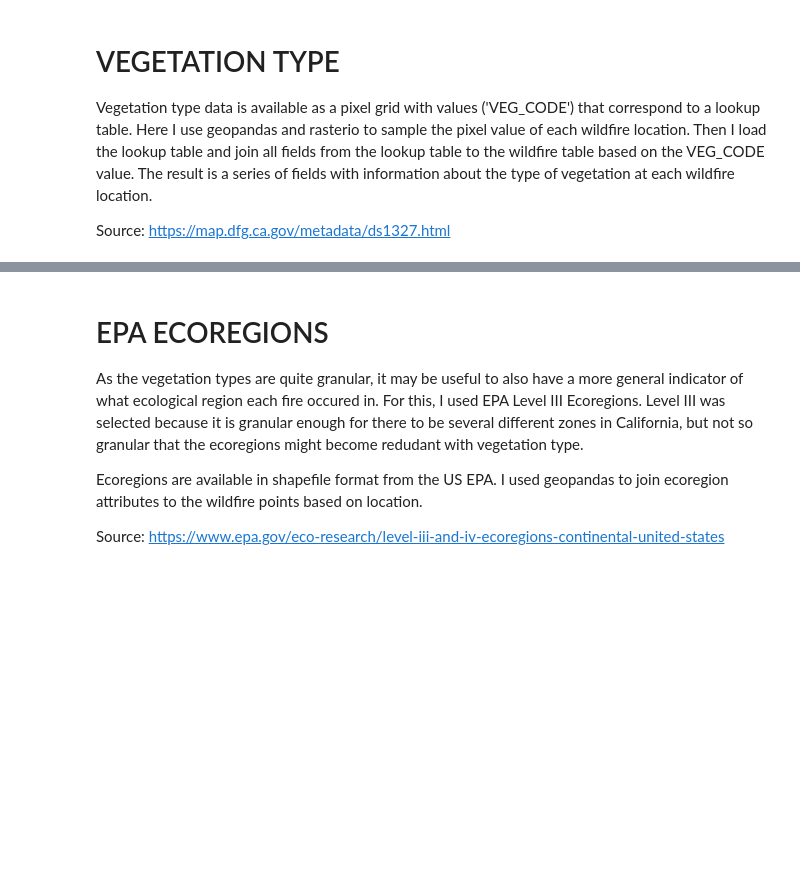
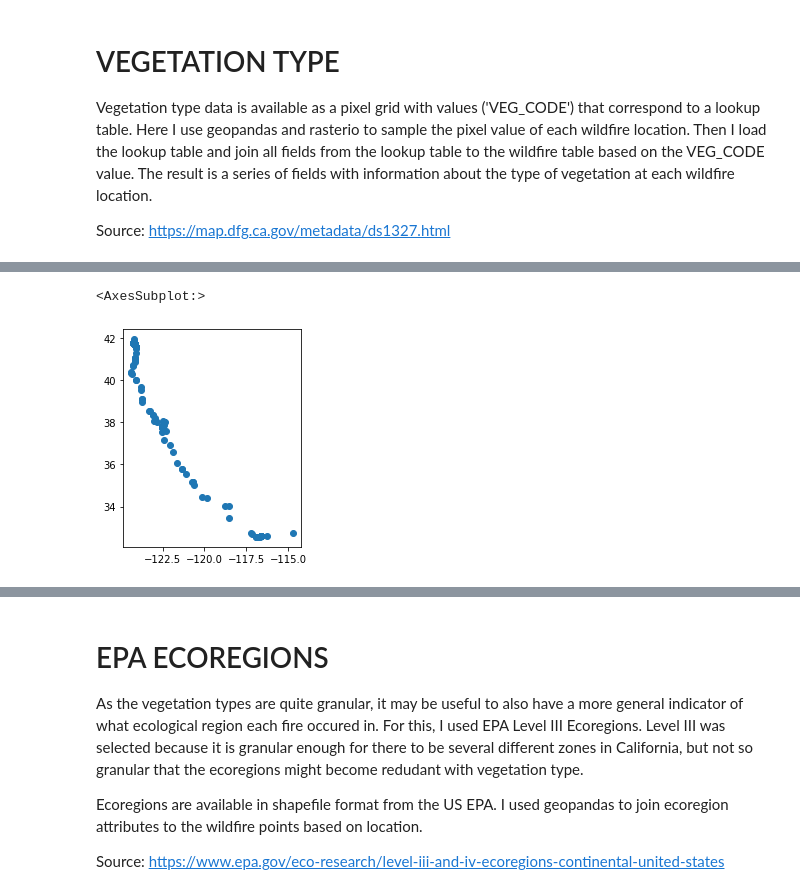
Before and after one commit to allankapoor/wildfire_prediction, a Jupyter notebook: Capstone2_DataWrangling.ipynb, the cells around one changed output, grey strips where cells are left out. Drawn from its saved outputs; the diff is of its cells as text; code cells hidden in the pictures; blank space fills up the shorter version.

```diff
--- a/Capstone2_DataWrangling.ipynb
+++ b/Capstone2_DataWrangling.ipynb
@@ -553,3 +582,8 @@ gee_temp = pd.read_csv('Datasets/PRISM_tmax_1.csv', low_memory=False)
 gee_precip = pd.read_csv('Datasets/PRISM_ppt_1.csv', low_memory=False)
 gee_dewpoint = pd.read_csv('Datasets/PRISM_tdmean_1.csv', low_memory=False)
 gee_windspeed = pd.read_csv('Datasets/GRIDMET_vs_1.csv', low_memory=False)
+
+gee_erc = pd.read_csv('Datasets/GRIDMET_erc.csv', low_memory=False)
+gee_bi = pd.read_csv('Datasets/GRIDMET_bi.csv', low_memory=False)
+gee_fm100 = pd.read_csv('Datasets/GRIDMET_fm100.csv', low_memory=False)
+gee_fm1000 = pd.read_csv('Datasets/GRIDMET_fm1000.csv', low_memory=False)
@@ -559,6 +609,11 @@ wildfires_gdf = join_gee_data(wildfires_gdf,gee_precip,'mean_monthly_ppt')
 wildfires_gdf = join_gee_data(wildfires_gdf,gee_dewpoint,'dew_point')
 wildfires_gdf = join_gee_data(wildfires_gdf,gee_temp,'max_temp')
 wildfires_gdf = join_gee_data(wildfires_gdf,gee_windspeed,'wind_speed')
+
+wildfires_gdf = join_gee_data(wildfires_gdf,gee_erc,'erc')
+wildfires_gdf = join_gee_data(wildfires_gdf,gee_bi,'bi')
+wildfires_gdf = join_gee_data(wildfires_gdf,gee_fm100,'fm100')
+wildfires_gdf = join_gee_data(wildfires_gdf,gee_fm1000,'fm1000')
 # %%
 wildfires_gdf.columns
 # %% [output]
@@ -638,0 +702,29 @@ Index(['OBJECTID', 'FOD_ID', 'FPA_ID', 'SOURCE_SYSTEM_TYPE', 'SOURCE_SYSTEM',
+# %%
+#set up coordinates for sampling
+wf_pts = wildfires_gdf.loc[:,['LONGITUDE', 'LATITUDE', 'OBJECTID', 'geometry', 'FIRE_SIZE_CLASS']]
+wf_pts.index = range(len(wf_pts))
+coords = [(x,y) for x, y in zip(wf_pts.LONGITUDE, wf_pts.LATITUDE)]
+
+# open raster datasets (converted to NAD83 in ArcGIS)
+raster_bp = rasterio.open(r'/Users/allankapoor/Documents/Springboard/USDA_FS_WF/bp.tif')
+raster_fi1 = rasterio.open(r'/Users/allankapoor/Documents/Springboard/USDA_FS_WF/fi1.tif')
+raster_fi2 = rasterio.open(r'/Users/allankapoor/Documents/Springboard/USDA_FS_WF/fi2.tif')
+raster_fi3 = rasterio.open(r'/Users/allankapoor/Documents/Springboard/USDA_FS_WF/fi3.tif')
+raster_fi4 = rasterio.open(r'/Users/allankapoor/Documents/Springboard/USDA_FS_WF/fi4.tif')
+raster_fi5 = rasterio.open(r'/Users/allankapoor/Documents/Springboard/USDA_FS_WF/fi5.tif')
+raster_fi6 = rasterio.open(r'/Users/allankapoor/Documents/Springboard/USDA_FS_WF/fi6.tif')
+# %%
+# Sample the vegetation code at every point location and store values in DataFrame
+wf_pts['usda_bp'] = [x[0] for x in raster_bp.sample(coords)]
+wf_pts['usda_fi1'] = [x[0] for x in raster_fi1.sample(coords)]
+wf_pts['usda_fi2'] = [x[0] for x in raster_fi2.sample(coords)]
+wf_pts['usda_fi3'] = [x[0] for x in raster_fi3.sample(coords)]
+wf_pts['usda_fi4'] = [x[0] for x in raster_fi4.sample(coords)]
+wf_pts['usda_fi5'] = [x[0] for x in raster_fi5.sample(coords)]
+wf_pts['usda_fi6'] = [x[0] for x in raster_fi6.sample(coords)]
+# %%
+#confirming that wildfires getting values below 0 are outside the raster grid area
+wf_pts[wf_pts['usda_bp'] <0].plot()
+# %% [output]
+<AxesSubplot:>
+[figure, added]
```
Also changed, not shown: parts of 25 cells of this notebook, 2 other files.
